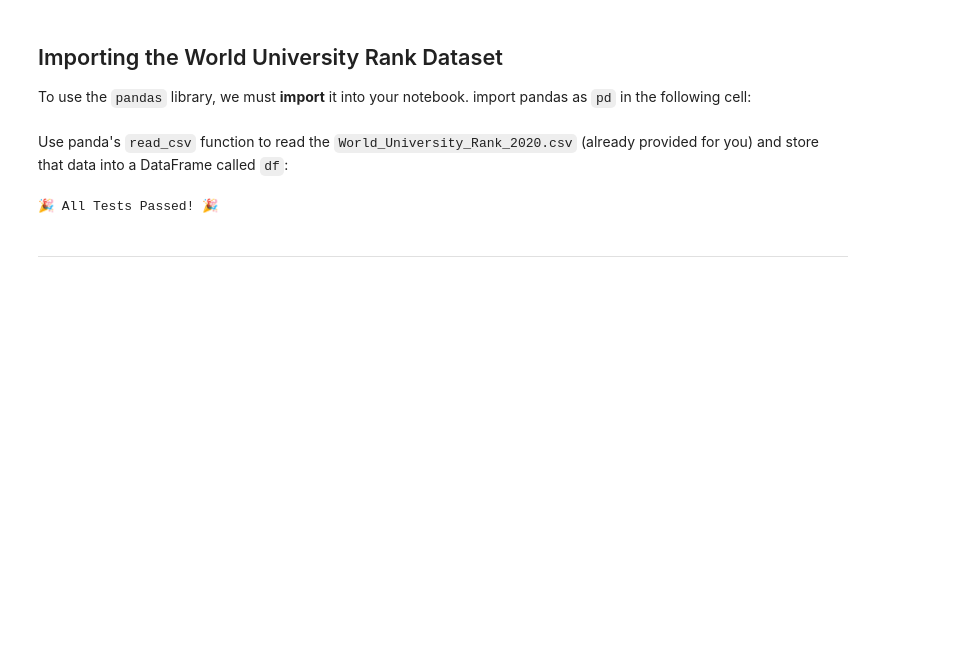
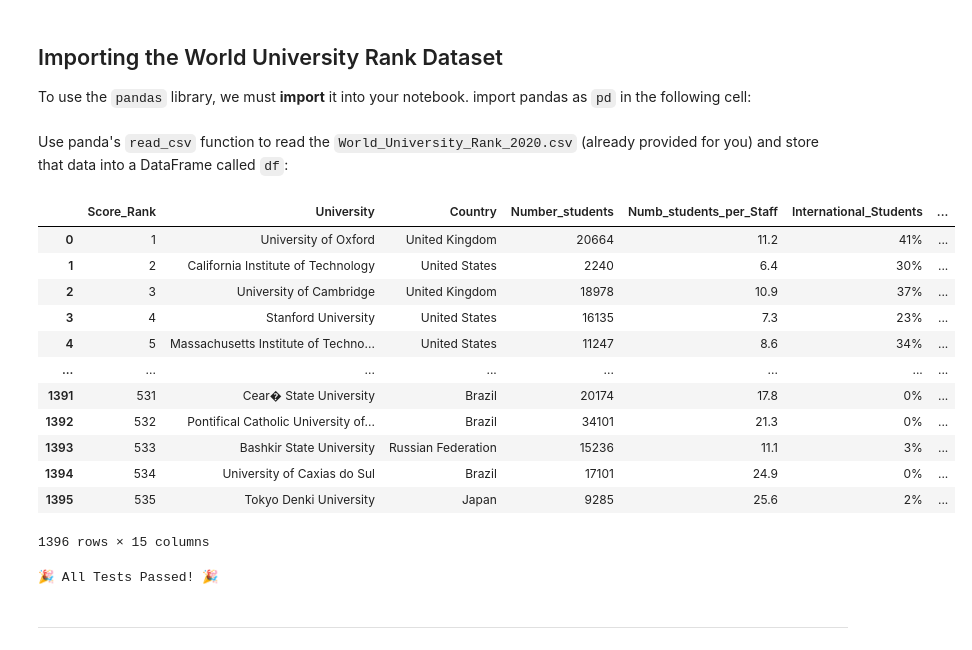
Before and after one commit to zojize/microprojects, a Jupyter notebook: microproject-world-university-rankings/microproject-world-university-rankings.ipynb, the cells around one changed output. Saved outputs shown, nothing was run; the diff lists cells and outputs as text; code cells hidden in the pictures; blank space fills up the shorter version.

```diff
--- a/microproject-world-university-rankings/microproject-world-university-rankings.ipynb
+++ b/microproject-world-university-rankings/microproject-world-university-rankings.ipynb
@@ -24,9 +26,22 @@ To use the `pandas` library, we must **import** it into your notebook. import pa
 Use panda's `read_csv` function to read the `World_University_Rank_2020.csv` (already provided for you) and store that data into a DataFrame called `df`:
 # %%
 # Read the CSV into a new DataFrame `df`:
-import pandas as pd
-
-df = pd.read_csv("./World_University_Rank_2020.csv")
+df = pd.read_csv("World_University_Rank_2020.csv")
+df
+# %% [output]
+|  | Score_Rank | University | Country | Number_students | Numb_students_per_Staff | International_Students | ... |
+| 0 | 1 | University of Oxford | United Kingdom | 20664 | 11.2 | 41% | ... |
+| 1 | 2 | California Institute of Technology | United States | 2240 | 6.4 | 30% | ... |
+| 2 | 3 | University of Cambridge | United Kingdom | 18978 | 10.9 | 37% | ... |
+| 3 | 4 | Stanford University | United States | 16135 | 7.3 | 23% | ... |
+| 4 | 5 | Massachusetts Institute of Techno... | United States | 11247 | 8.6 | 34% | ... |
+| ... | ... | ... | ... | ... | ... | ... | ... |
+| 1391 | 531 | Cear� State University | Brazil | 20174 | 17.8 | 0% | ... |
+| 1392 | 532 | Pontifical Catholic University of... | Brazil | 34101 | 21.3 | 0% | ... |
+| 1393 | 533 | Bashkir State University | Russian Federation | 15236 | 11.1 | 3% | ... |
+| 1394 | 534 | University of Caxias do Sul | Brazil | 17101 | 24.9 | 0% | ... |
+| 1395 | 535 | Tokyo Denki University | Japan | 9285 | 25.6 | 2% | ... |
+1396 rows × 15 columns
 # %%
 ### TEST CASE for Importing the World University Rank Dataset
 #
```
Also changed, not shown: parts of 10 cells of this notebook.
